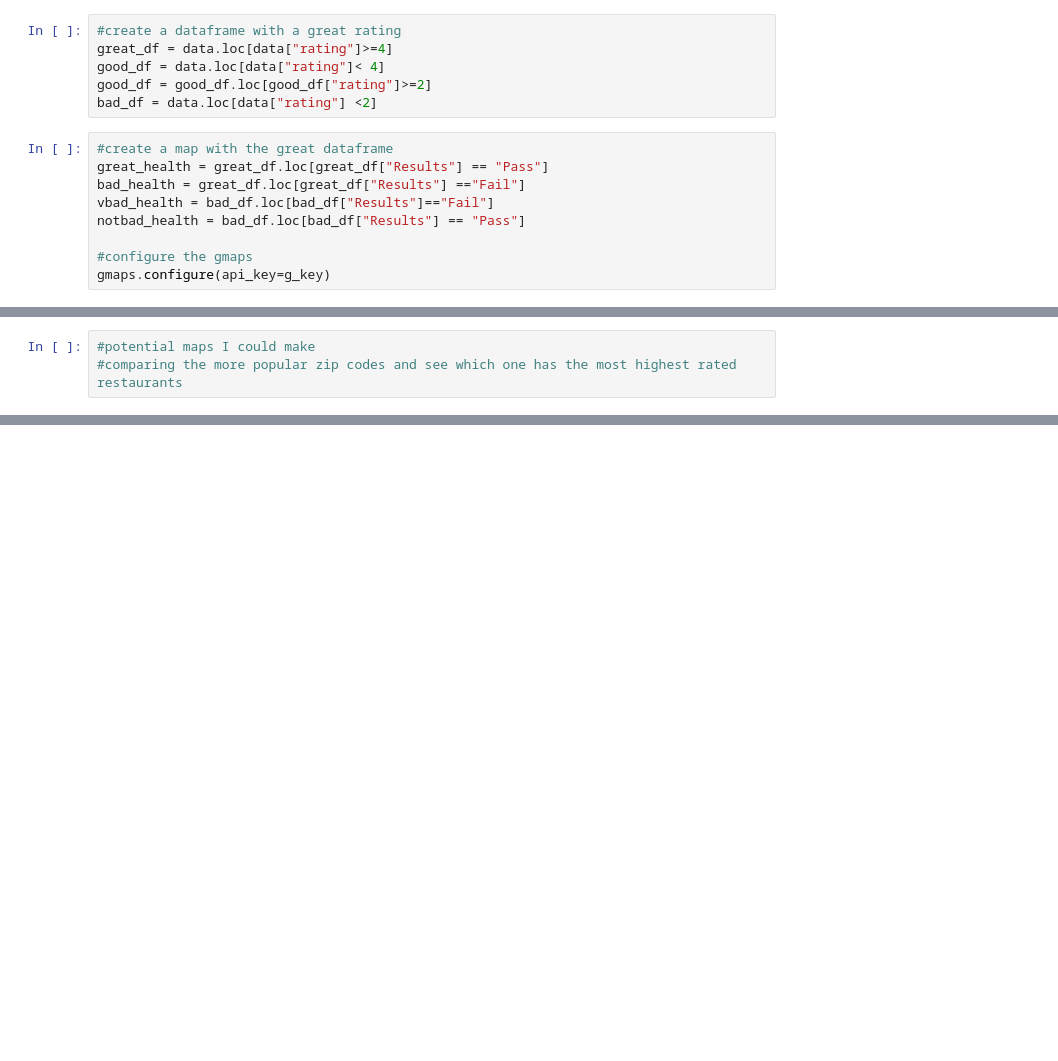
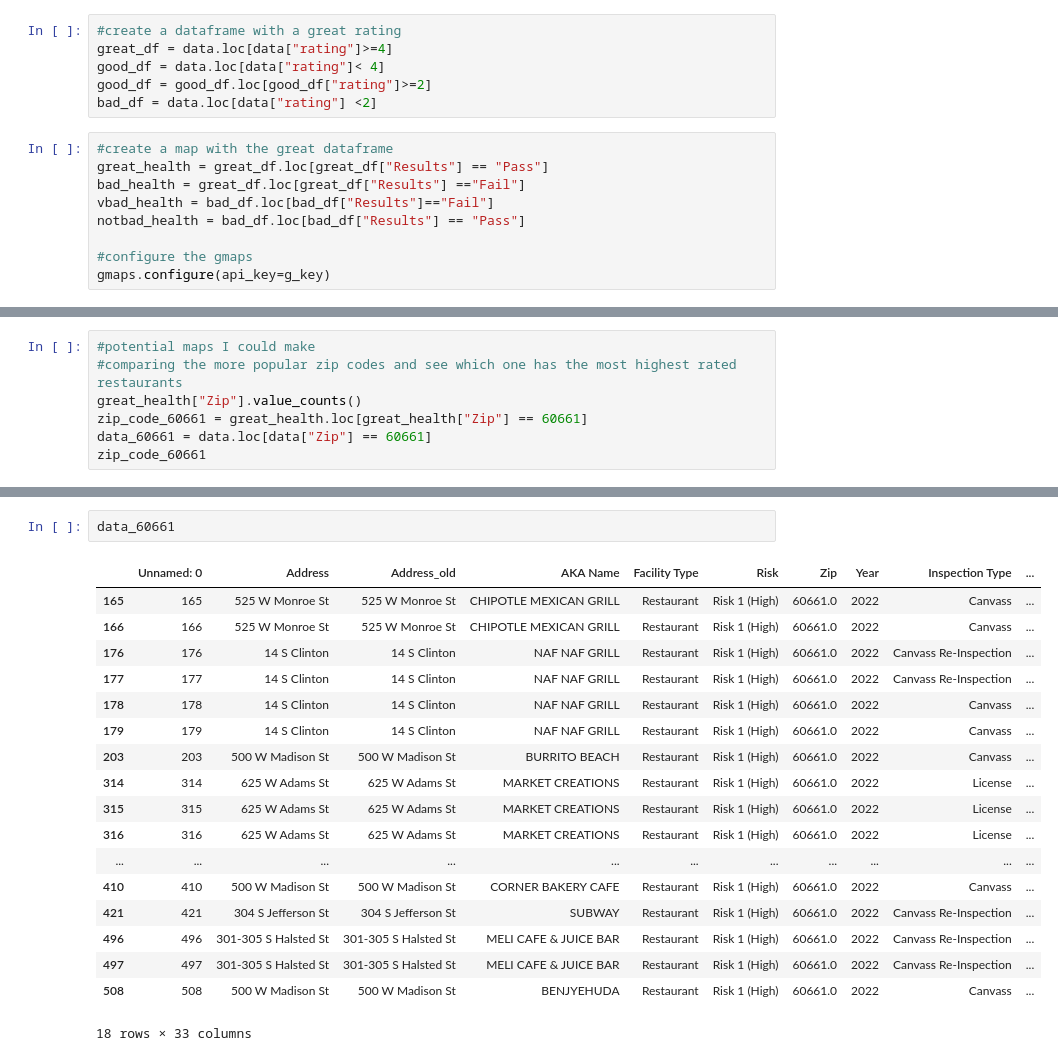
Before and after one commit to joyesufu/Where_Is_The_Food, a Jupyter notebook: map_creation.ipynb, the cells around one changed output, grey strips where cells are left out. Cells and saved outputs as stored; diff of their text form; blank space fills up the shorter version.

```diff
--- a/map_creation.ipynb
+++ b/map_creation.ipynb
@@ -106,3 +106,7 @@ fig
 # %%
 #potential maps I could make
 #comparing the more popular zip codes and see which one has the most highest rated restaurants
+great_health["Zip"].value_counts()
+zip_code_60661 = great_health.loc[great_health["Zip"] == 60661]
+data_60661 = data.loc[data["Zip"] == 60661]
+zip_code_60661
@@ -108,0 +122,21 @@ fig
+# %%
+data_60661
+# %% [output]
+|  | Unnamed: 0 | Address | Address_old | AKA Name | Facility Type | Risk | Zip | Year | Inspection Type | ... |
+| 165 | 165 | 525 W Monroe St | 525 W Monroe St | CHIPOTLE MEXICAN GRILL | Restaurant | Risk 1 (High) | 60661.0 | 2022 | Canvass | ... |
+| 166 | 166 | 525 W Monroe St | 525 W Monroe St | CHIPOTLE MEXICAN GRILL | Restaurant | Risk 1 (High) | 60661.0 | 2022 | Canvass | ... |
+| 176 | 176 | 14 S Clinton | 14 S Clinton | NAF NAF GRILL | Restaurant | Risk 1 (High) | 60661.0 | 2022 | Canvass Re-Inspection | ... |
+| 177 | 177 | 14 S Clinton | 14 S Clinton | NAF NAF GRILL | Restaurant | Risk 1 (High) | 60661.0 | 2022 | Canvass Re-Inspection | ... |
+| 178 | 178 | 14 S Clinton | 14 S Clinton | NAF NAF GRILL | Restaurant | Risk 1 (High) | 60661.0 | 2022 | Canvass | ... |
+| 179 | 179 | 14 S Clinton | 14 S Clinton | NAF NAF GRILL | Restaurant | Risk 1 (High) | 60661.0 | 2022 | Canvass | ... |
+| 203 | 203 | 500 W Madison St | 500 W Madison St | BURRITO BEACH | Restaurant | Risk 1 (High) | 60661.0 | 2022 | Canvass | ... |
+| 314 | 314 | 625 W Adams St | 625 W Adams St | MARKET CREATIONS | Restaurant | Risk 1 (High) | 60661.0 | 2022 | License | ... |
+| 315 | 315 | 625 W Adams St | 625 W Adams St | MARKET CREATIONS | Restaurant | Risk 1 (High) | 60661.0 | 2022 | License | ... |
+| 316 | 316 | 625 W Adams St | 625 W Adams St | MARKET CREATIONS | Restaurant | Risk 1 (High) | 60661.0 | 2022 | License | ... |
+| ... | ... | ... | ... | ... | ... | ... | ... | ... | ... | ... |
+| 410 | 410 | 500 W Madison St | 500 W Madison St | CORNER BAKERY CAFE | Restaurant | Risk 1 (High) | 60661.0 | 2022 | Canvass | ... |
+| 421 | 421 | 304 S Jefferson St | 304 S Jefferson St | SUBWAY | Restaurant | Risk 1 (High) | 60661.0 | 2022 | Canvass Re-Inspection | ... |
+| 496 | 496 | 301-305 S Halsted St | 301-305 S Halsted St | MELI CAFE & JUICE BAR | Restaurant | Risk 1 (High) | 60661.0 | 2022 | Canvass Re-Inspection | ... |
+| 497 | 497 | 301-305 S Halsted St | 301-305 S Halsted St | MELI CAFE & JUICE BAR | Restaurant | Risk 1 (High) | 60661.0 | 2022 | Canvass Re-Inspection | ... |
+| 508 | 508 | 500 W Madison St | 500 W Madison St | BENJYEHUDA | Restaurant | Risk 1 (High) | 60661.0 | 2022 | Canvass | ... |
+18 rows × 33 columns
```
Also changed, not shown: parts of 11 cells of this notebook, 1 other file.
